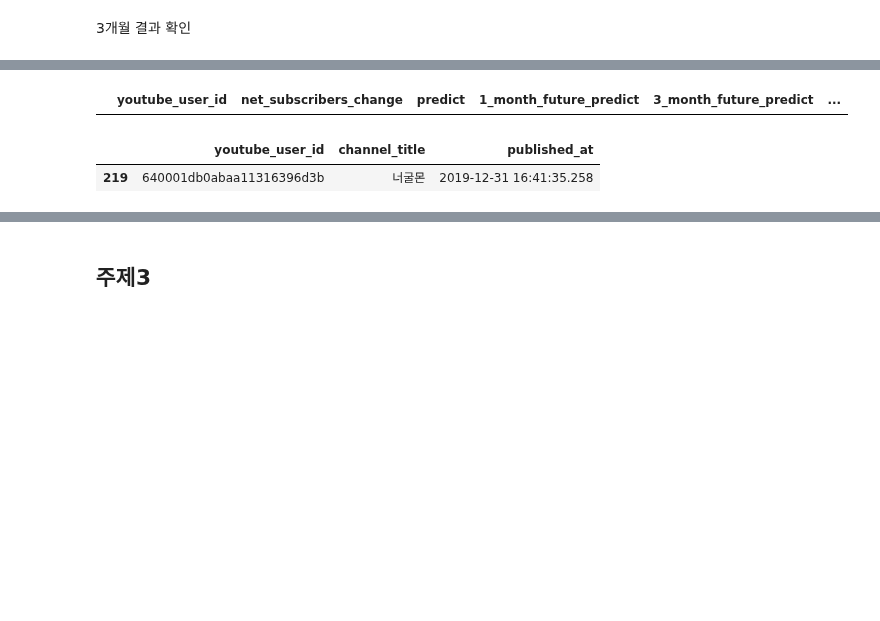
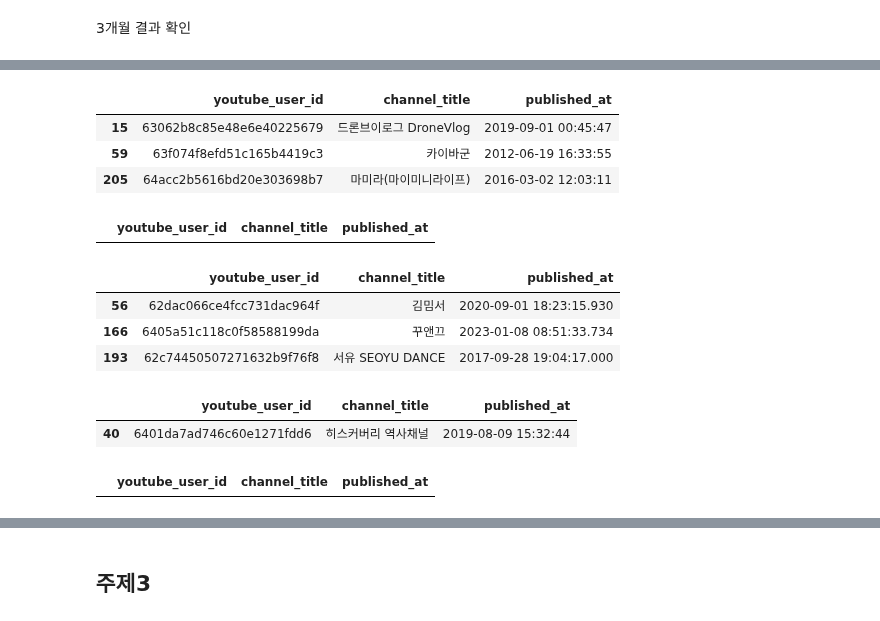
Before and after one commit to kkwann/awake, a Jupyter notebook: 6.Final_Report.ipynb, the cells around one changed output, grey strips where cells are left out. Saved outputs shown, nothing was run; the diff lists cells and outputs as text; code cells hidden in the pictures; blank space fills up the shorter version.

```diff
--- a/6.Final_Report.ipynb
+++ b/6.Final_Report.ipynb
@@ -1812,6 +1697,8 @@ print(final_selected_features)
 # %% [output]
 27
 ['watched_view_rate', 'estimatedMinutesWatched', 'weekly_engagement_rate', 'monthly_views', 'estimatedRedMinutesWatched', 'redViews', 'weekly_videos_added', 'views', 'share_rate', 'weekly_total_engage ...
+# %%
+final_selected_features = ['watched_view_red_rate', 'estimatedMinutesWatched', 'weekly_engagement_rate', 'monthly_views', 'estimatedRedMinutesWatched', 'redViews', 'weekly_videos_added', 'views', 'share_rate', 'weekly_total_engagement', 'dislike_rate', 'weekly_watch_time', 'videosRemovedFromPlaylists', 'subscribers_conversion_rate', 'subscribers_gained_per_playlist_add', 'net_playlist_addition_rate', 'shares', 'quarterly_total_engagement', 'dislikes', 'quarterly_views', 'comments', 'likes', 'subscribers_lost_per_playlist_remove', 'monthly_watch_time', 'videosAddedToPlaylists', 'monthly_total_engagement', 'weekly_views']
 # %% [markdown]
 ### 모델링
 # %% [markdown]
@@ -1920 +1809,12 @@ Name: 1_month_future_predict, dtype: float64
+# %%
+# 사분위수 기준 구간 나누기
+# Q1 (25%), Q2 (중위수, 50%), Q3 (75%)를 구함
+Q1 = result_contents_df_final['1_month_future_predict'].quantile(0.25)
+# Q2 = result_contents_df_final['1_month_future_predict'].quantile(0.5)
+Q3 = result_contents_df_final['1_month_future_predict'].quantile(0.75)
+
+# Q1, Q2, Q3에 기반하여 구간 나누기
+result_contents_df_final['1_month_future_predict_result'] = pd.cut(result_contents_df_final['1_month_future_predict'],
+                                                                   bins=[-float('inf'), Q1, Q3, float('inf')],
+                                                                   labels=['Low', 'Medium', 'High'])
 # %%
@@ -2001,0 +1879,11 @@ Name: 3_month_future_predict, dtype: float64
+# %%
+# 기초통계 확인
+# result_contents_df_final['3_month_future_predict'].describe()
+
+# 소수점 이하 자릿수 설정 (예: 소수점 이하 2자리)
+pd.options.display.float_format = '{:.2f}'.format
+# 결과 확인
+result_contents_df_final['3_month_future_predict'].describe()
+
+# 표현법 초기화
+# pd.reset_option('display.float_format')
@@ -2001,0 +1900,11 @@ Name: 3_month_future_predict, dtype: float64
+# %%
+# 사분위수 기준 구간 나누기
+# Q1 (25%), Q2 (중위수, 50%), Q3 (75%)를 구함
+Q1 = result_contents_df_final['3_month_future_predict'].quantile(0.25)
+# Q2 = result_contents_df_final['3_month_future_predict'].quantile(0.5)
+Q3 = result_contents_df_final['3_month_future_predict'].quantile(0.75)
+
+# Q1, Q2, Q3에 기반하여 구간 나누기
+result_contents_df_final['3_month_future_predict_result'] = pd.cut(result_contents_df_final['3_month_future_predict'],
+                                                                   bins=[-float('inf'), Q1, Q3, float('inf')],
+                                                                   labels=['Low', 'Medium', 'High'])
@@ -2016,9 +1971,32 @@ Name: 6_month_future_predict, dtype: float64
-# %%
-result_contents_df_final[result_contents_df_final['12_month_future_predict']==result_contents_df_final['12_month_future_predict'].max()]
-# %% [output]
-|  | youtube_user_id | net_subscribers_change | predict | 1_month_future_predict | 3_month_future_predict | ... |
-# %%
-user_info_df[user_info_df['youtube_user_id']=='640001db0abaa11316396d3b']
-# %% [output]
-|  | youtube_user_id | channel_title | published_at |
-| 219 | 640001db0abaa11316396d3b | 너굴몬 | 2019-12-31 16:41:35.258 |
+# %%
+# 1개월 Low, 3개월 Medium
+user_info_df[user_info_df['youtube_user_id'].isin(result_contents_df_final[(result_contents_df_final['1_month_future_predict_result']=='Low') & (result_contents_df_final['3_month_future_predict_result']=='Medium')]['youtube_user_id'])]
+# %% [output]
+|  | youtube_user_id | channel_title | published_at |
+| 15 | 63062b8c85e48e6e40225679 | 드론브이로그 DroneVlog | 2019-09-01 00:45:47 |
+| 59 | 63f074f8efd51c165b4419c3 | 카이바군 | 2012-06-19 16:33:55 |
+| 205 | 64acc2b5616bd20e303698b7 | 마미라(마이미니라이프) | 2016-03-02 12:03:11 |
+# %%
+# 1개월 Low, 3개월 High
+user_info_df[user_info_df['youtube_user_id'].isin(result_contents_df_final[(result_contents_df_final['1_month_future_predict_result']=='Low') & (result_contents_df_final['3_month_future_predict_result']=='High')]['youtube_user_id'])]
+# %% [output]
+|  | youtube_user_id | channel_title | published_at |
+# %%
+# 1개월 Medium, 3개월 Low
+user_info_df[user_info_df['youtube_user_id'].isin(result_contents_df_final[(result_contents_df_final['1_month_future_predict_result']=='Medium') & (result_contents_df_final['3_month_future_predict_result']=='Low')]['youtube_user_id'])]
+# %% [output]
+|  | youtube_user_id | channel_title | published_at |
+| 56 | 62dac066ce4fcc731dac964f | 김밈서 | 2020-09-01 18:23:15.930 |
+| 166 | 6405a51c118c0f58588199da | 꾸앤끄 | 2023-01-08 08:51:33.734 |
+| 193 | 62c74450507271632b9f76f8 | 서유 SEOYU DANCE | 2017-09-28 19:04:17.000 |
+# %%
+# 1개월 Medium, 3개월 High
+user_info_df[user_info_df['youtube_user_id'].isin(result_contents_df_final[(result_contents_df_final['1_month_future_predict_result']=='Medium') & (result_contents_df_final['3_month_future_predict_result']=='High')]['youtube_user_id'])]
+# %% [output]
+|  | youtube_user_id | channel_title | published_at |
+| 40 | 6401da7ad746c60e1271fdd6 | 히스커버리 역사채널 | 2019-08-09 15:32:44 |
+# %%
+# 1개월 High, 3개월 Low
+user_info_df[user_info_df['youtube_user_id'].isin(result_contents_df_final[(result_contents_df_final['1_month_future_predict_result']=='High') & (result_contents_df_final['3_month_future_predict_result']=='Low')]['youtube_user_id'])]
+# %% [output]
+|  | youtube_user_id | channel_title | published_at |
```
Also changed, not shown: parts of 31 cells of this notebook, 1 other file.
